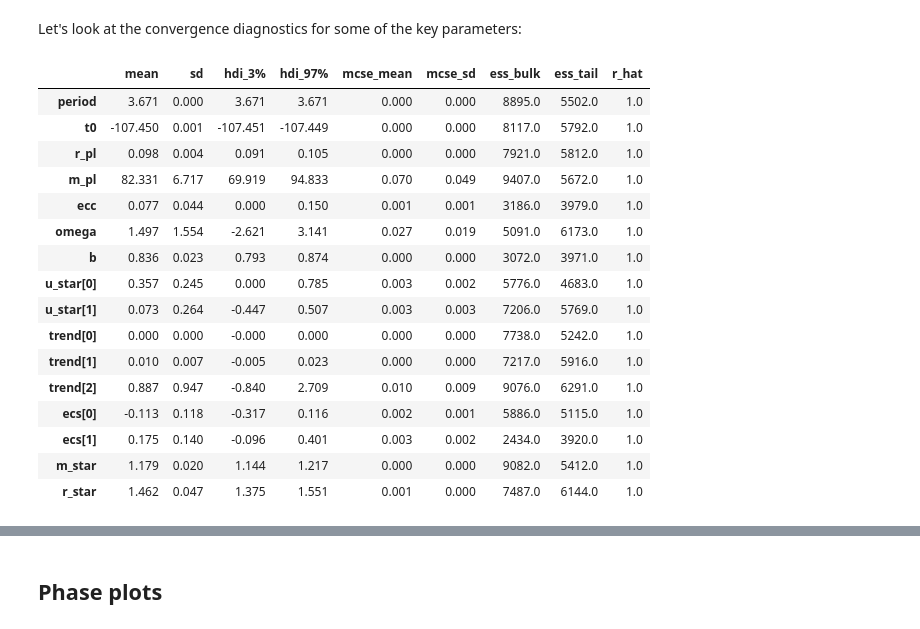
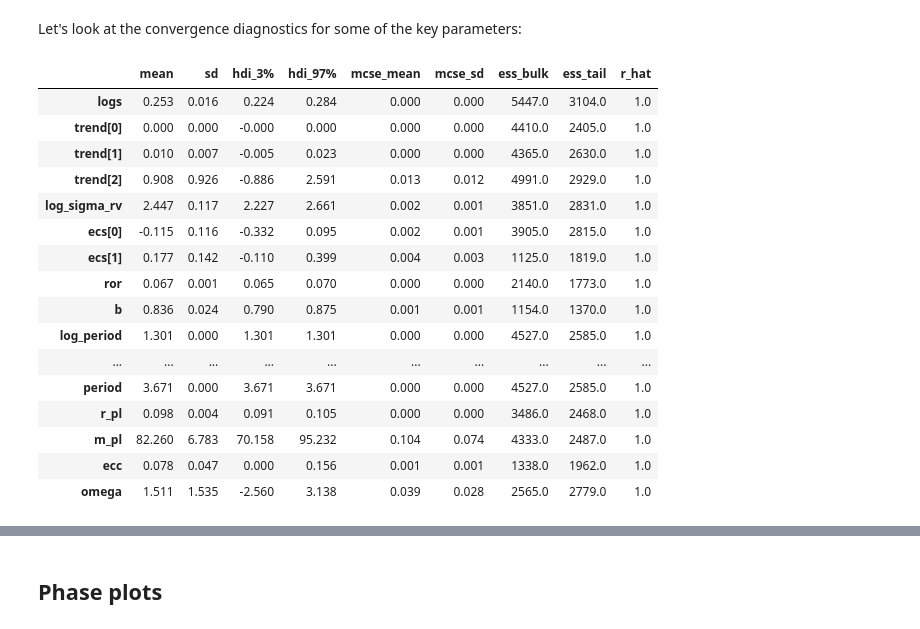
Before and after one commit to juanserrano90/tess_sophie_paper, a Jupyter notebook: joint_1199.ipynb, the cells around one changed output, grey strips where cells are left out. Cells and saved outputs as stored; diff of their text form; code cells hidden in the pictures.

```diff
--- a/joint_1199.ipynb
+++ b/joint_1199.ipynb
@@ -208,8 +208,8 @@ def build_model(mask=None, start=None):
         log_m_pl = pm.Normal("log_m_pl", mu=np.log(msini.value[0]), sd=1)
         log_period = pm.Normal("log_period", mu=np.log(bls_period), sd=1)
 
+        b = pm.Uniform("b", lower=0, upper=1.5)
         # Fit in terms of transit depth (assuming b<1)
-        b = pm.Uniform("b", lower=0, upper=1)
         log_depth = pm.Normal("log_depth", mu=np.log(bls_depth), sigma=2.0)
         ror = pm.Deterministic(
             "ror",
@@ -217,6 +217,11 @@ def build_model(mask=None, start=None):
                 1e-3 * tt.exp(log_depth), b
             ),
         )
+
+        # Or sample ror directly instead of depth, because b is really close to 1
+        # log_ror = pm.Normal("ror", mu=0.5*np.log(bls_depth * 1e-3), sd=1)
+        # ror = pm.Deterministic("ror", tt.exp(log_ror))
+
         r_pl = pm.Deterministic("r_pl", ror * r_star)
 
         m_pl = pm.Deterministic("m_pl", tt.exp(log_m_pl))
@@ -225,7 +230,7 @@ def build_model(mask=None, start=None):
         ecs = pmx.UnitDisk("ecs", testval=np.array([0.01, 0.01]))
         ecc = pm.Deterministic("ecc", tt.sum(ecs**2))
         omega = pm.Deterministic("omega", tt.arctan2(ecs[1], ecs[0]))
-        xo.eccentricity.kipping13("ecc_prior", fixed=True, observed=ecc)
+        #xo.eccentricity.kipping13("ecc_prior", fixed=True, observed=ecc)
 
         # RV jitter & a quadratic RV trend
         log_sigma_rv = pm.Normal("log_sigma_rv", mu=np.log(np.median(yerr_rv)), sd=5)
@@ -280,7 +285,6 @@ def build_model(mask=None, start=None):
         err = tt.sqrt(yerr_rv**2 + tt.exp(2 * log_sigma_rv))
         pm.Normal("obs", mu=rv_model, sd=err, observed=y_rv)
 
-
         # Compute and save the phased light curve models
         pm.Deterministic("lc_pred",
             1e3 * star.get_light_curve(orbit=orbit, r=r_pl, t=t0 + phase_lc, texp=texp)[..., 0],)
@@ -294,7 +298,8 @@ def build_model(mask=None, start=None):
         map_soln = pmx.optimize(start=map_soln, vars=[u_star])
         map_soln = pmx.optimize(start=map_soln, vars=[ecs])
         map_soln = pmx.optimize(start=map_soln, vars=[log_m_pl])
-        map_soln = pmx.optimize(start=map_soln, vars=[log_depth, b])
+        map_soln = pmx.optimize(start=map_soln, vars=[log_depth]) # log_ror or log_detph
+        map_soln = pmx.optimize(start=map_soln, vars=[b])
         map_soln = pmx.optimize(start=map_soln, vars=[log_sigma_rv])
         map_soln = pmx.optimize(start=map_soln, vars=[mean])
         map_soln = pmx.optimize(start=map_soln)
@@ -469,11 +474,11 @@ with model:
         tune=2500, #1500,
         draws=2000, #1000,
         start=map_soln,
-        cores=4,
-        chains=4,
+        cores=2,
+        chains=2,
         target_accept=0.95,
         return_inferencedata=True,
-        random_seed=[203771098, 203775000, 261136679, 261136680],
+        random_seed=[203771098, 203775000],#, 261136679, 261136680],
         #mp_ctx=multiprocessing.get_context("fork"),
         init="adapt_full",
     )
@@ -489,41 +494,47 @@ Let's look at the convergence diagnostics for some of the key parameters:
 # %%
 import arviz as az
 
 az.summary(
     trace,
     var_names=[
-        "period",
+        'logs',
+        'trend',
+        'log_sigma_rv',
+        'ecs',
+        'log_depth', # log_ror or log_depth
+        'b',
+        'log_period',
+        'log_m_pl',
         't0',
+        'r_star',
+        'm_star',
+        'u_star',
+        'mean',
+        'period',
         "r_pl",
         "m_pl",
         "ecc",
         "omega",
-        "b",
-        "u_star",
-        "trend",
-        'ecs',
-        'm_star',
-        'r_star'
     ],
 )
 # %% [output]
 |  | mean | sd | hdi_3% | hdi_97% | mcse_mean | mcse_sd | ess_bulk | ess_tail | r_hat |
-| period | 3.671 | 0.000 | 3.671 | 3.671 | 0.000 | 0.000 | 8895.0 | 5502.0 | 1.0 |
-| t0 | -107.450 | 0.001 | -107.451 | -107.449 | 0.000 | 0.000 | 8117.0 | 5792.0 | 1.0 |
-| r_pl | 0.098 | 0.004 | 0.091 | 0.105 | 0.000 | 0.000 | 7921.0 | 5812.0 | 1.0 |
-| m_pl | 82.331 | 6.717 | 69.919 | 94.833 | 0.070 | 0.049 | 9407.0 | 5672.0 | 1.0 |
-| ecc | 0.077 | 0.044 | 0.000 | 0.150 | 0.001 | 0.001 | 3186.0 | 3979.0 | 1.0 |
-| omega | 1.497 | 1.554 | -2.621 | 3.141 | 0.027 | 0.019 | 5091.0 | 6173.0 | 1.0 |
-| b | 0.836 | 0.023 | 0.793 | 0.874 | 0.000 | 0.000 | 3072.0 | 3971.0 | 1.0 |
-| u_star[0] | 0.357 | 0.245 | 0.000 | 0.785 | 0.003 | 0.002 | 5776.0 | 4683.0 | 1.0 |
-| u_star[1] | 0.073 | 0.264 | -0.447 | 0.507 | 0.003 | 0.003 | 7206.0 | 5769.0 | 1.0 |
-| trend[0] | 0.000 | 0.000 | -0.000 | 0.000 | 0.000 | 0.000 | 7738.0 | 5242.0 | 1.0 |
-| trend[1] | 0.010 | 0.007 | -0.005 | 0.023 | 0.000 | 0.000 | 7217.0 | 5916.0 | 1.0 |
-| trend[2] | 0.887 | 0.947 | -0.840 | 2.709 | 0.010 | 0.009 | 9076.0 | 6291.0 | 1.0 |
-| ecs[0] | -0.113 | 0.118 | -0.317 | 0.116 | 0.002 | 0.001 | 5886.0 | 5115.0 | 1.0 |
-| ecs[1] | 0.175 | 0.140 | -0.096 | 0.401 | 0.003 | 0.002 | 2434.0 | 3920.0 | 1.0 |
-| m_star | 1.179 | 0.020 | 1.144 | 1.217 | 0.000 | 0.000 | 9082.0 | 5412.0 | 1.0 |
-| r_star | 1.462 | 0.047 | 1.375 | 1.551 | 0.001 | 0.000 | 7487.0 | 6144.0 | 1.0 |
+| logs | 0.253 | 0.016 | 0.224 | 0.284 | 0.000 | 0.000 | 5447.0 | 3104.0 | 1.0 |
+| trend[0] | 0.000 | 0.000 | -0.000 | 0.000 | 0.000 | 0.000 | 4410.0 | 2405.0 | 1.0 |
+| trend[1] | 0.010 | 0.007 | -0.005 | 0.023 | 0.000 | 0.000 | 4365.0 | 2630.0 | 1.0 |
+| trend[2] | 0.908 | 0.926 | -0.886 | 2.591 | 0.013 | 0.012 | 4991.0 | 2929.0 | 1.0 |
+| log_sigma_rv | 2.447 | 0.117 | 2.227 | 2.661 | 0.002 | 0.001 | 3851.0 | 2831.0 | 1.0 |
+| ecs[0] | -0.115 | 0.116 | -0.332 | 0.095 | 0.002 | 0.001 | 3905.0 | 2815.0 | 1.0 |
+| ecs[1] | 0.177 | 0.142 | -0.110 | 0.399 | 0.004 | 0.003 | 1125.0 | 1819.0 | 1.0 |
+| ror | 0.067 | 0.001 | 0.065 | 0.070 | 0.000 | 0.000 | 2140.0 | 1773.0 | 1.0 |
+| b | 0.836 | 0.024 | 0.790 | 0.875 | 0.001 | 0.001 | 1154.0 | 1370.0 | 1.0 |
+| log_period | 1.301 | 0.000 | 1.301 | 1.301 | 0.000 | 0.000 | 4527.0 | 2585.0 | 1.0 |
+| ... | ... | ... | ... | ... | ... | ... | ... | ... | ... |
+| period | 3.671 | 0.000 | 3.671 | 3.671 | 0.000 | 0.000 | 4527.0 | 2585.0 | 1.0 |
+| r_pl | 0.098 | 0.004 | 0.091 | 0.105 | 0.000 | 0.000 | 3486.0 | 2468.0 | 1.0 |
+| m_pl | 82.260 | 6.783 | 70.158 | 95.232 | 0.104 | 0.074 | 4333.0 | 2487.0 | 1.0 |
+| ecc | 0.078 | 0.047 | 0.000 | 0.156 | 0.001 | 0.001 | 1338.0 | 1962.0 | 1.0 |
+| omega | 1.511 | 1.535 | -2.560 | 3.138 | 0.039 | 0.028 | 2565.0 | 2779.0 | 1.0 |
 # %%
 # 4 chains, 4 cores, 2500 tune, 2000 draw. took 30 min.
 #           mean	sd	hdi_3%	hdi_97%	mcse_mean	mcse_sd	ess_bulk	ess_tail	r_hat
```
Also changed, not shown: parts of 11 cells of this notebook, 1 other file.
